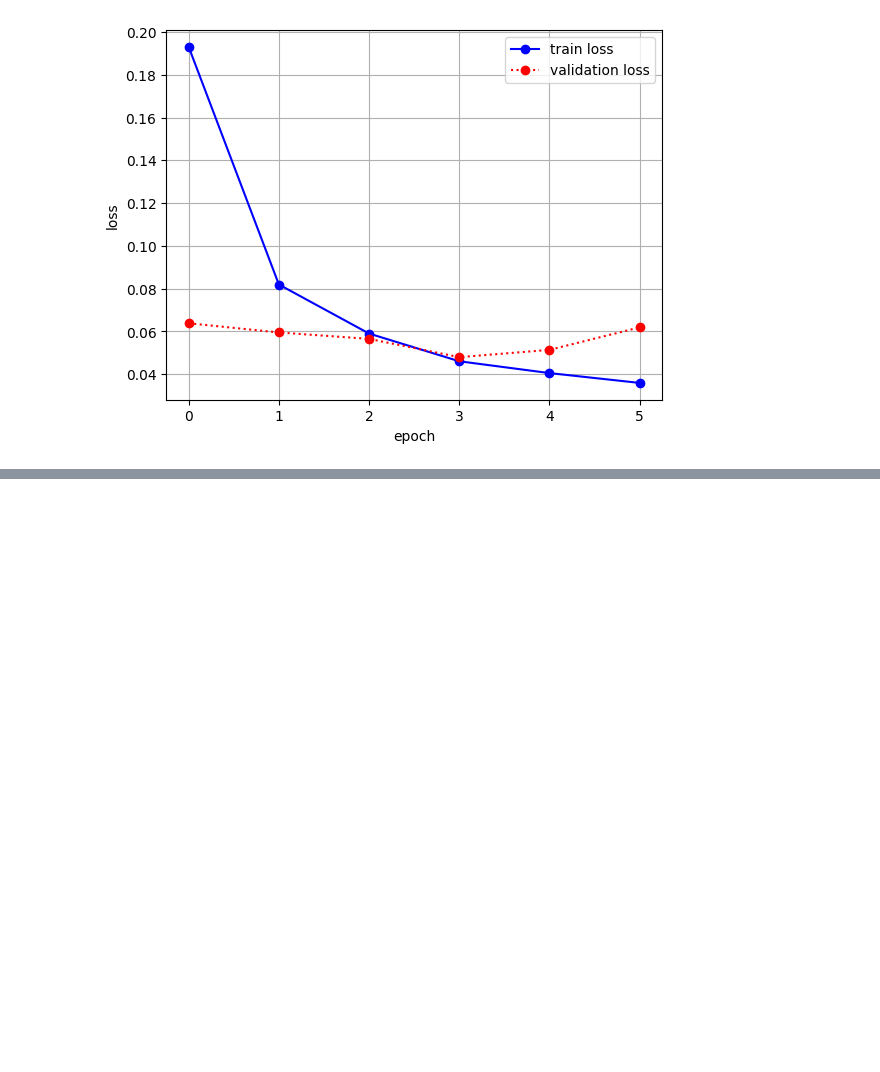
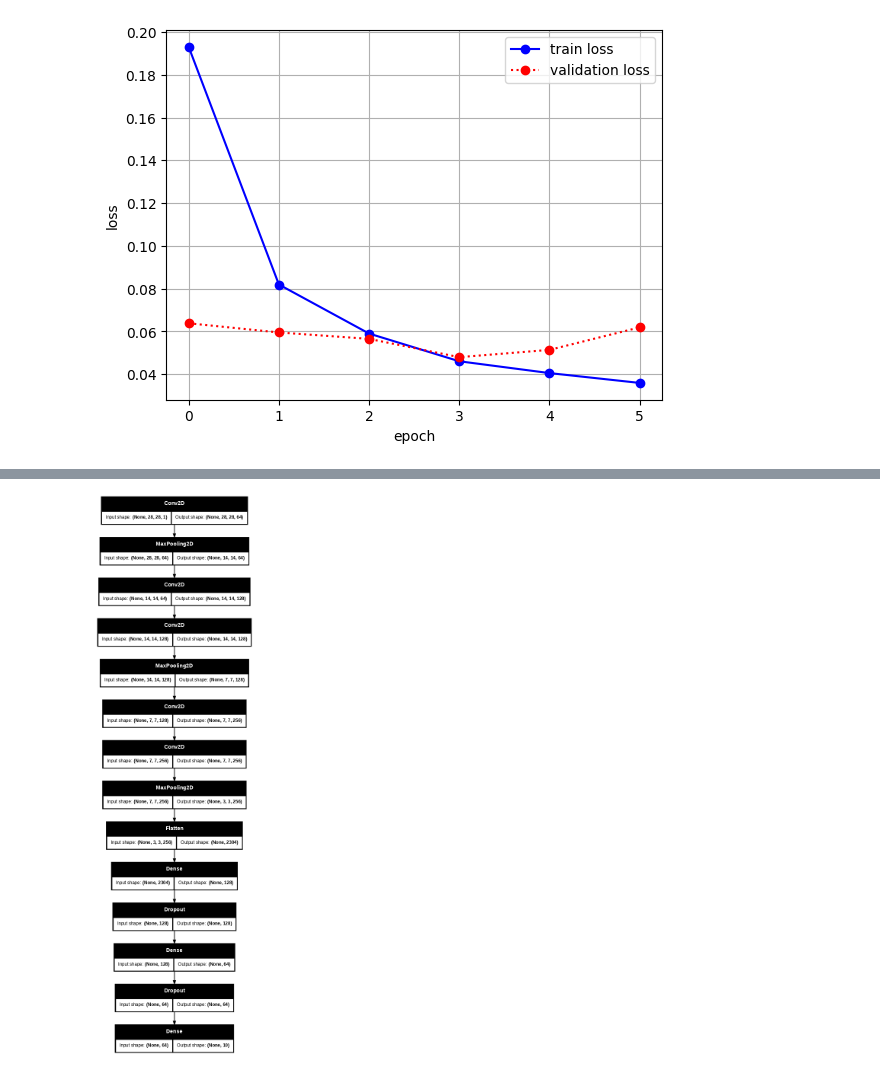
Before and after one commit to JakeOh/202505_BD50, a Jupyter notebook: lab_da/ml19_cnn_exercise.ipynb, the cells around one changed output, grey strips where cells are left out. Saved outputs shown, nothing was run; the diff lists cells and outputs as text; code cells hidden in the pictures; blank space fills up the shorter version.

```diff
--- a/lab_da/ml19_cnn_exercise.ipynb
+++ b/lab_da/ml19_cnn_exercise.ipynb
@@ -225,0 +269,3 @@ plot_train_val_loss(result)
+# %%
+(x_train_full, y_train_full), (x_test, y_test) = \
+        keras.datasets.fashion_mnist.load_data()
@@ -225,0 +300,26 @@ plot_train_val_loss(result)
+# %%
+tf.random.set_seed(42)
+np.random.seed(42)
+
+cnn_2 = keras.Sequential(layers=[
+    keras.Input(shape=(28, 28, 1)),
+    keras.layers.Conv2D(filters=64, kernel_size=7, padding='same',
+                        activation='relu', kernel_initializer='he_normal'),
+    keras.layers.MaxPool2D(),
+    keras.layers.Conv2D(filters=128, kernel_size=3, padding='same',
+                        activation='relu', kernel_initializer='he_normal'),
+    keras.layers.Conv2D(filters=128, kernel_size=3, padding='same',
+                        activation='relu', kernel_initializer='he_normal'),
+    keras.layers.MaxPool2D(),
+    keras.layers.Conv2D(filters=256, kernel_size=3, padding='same',
+                        activation='relu', kernel_initializer='he_normal'),
+    keras.layers.Conv2D(filters=256, kernel_size=3, padding='same',
+                        activation='relu', kernel_initializer='he_normal'),
+    keras.layers.MaxPool2D(),
+    keras.layers.Flatten(),
+    keras.layers.Dense(units=128, activation='relu', kernel_initializer='he_normal'),
+    keras.layers.Dropout(0.5),
+    keras.layers.Dense(units=64, activation='relu', kernel_initializer='he_normal'),
+    keras.layers.Dropout(0.5),
+    keras.layers.Dense(units=10, activation='softmax')
+])
@@ -225,0 +350,4 @@ plot_train_val_loss(result)
+# %%
+keras.utils.plot_model(cnn_2, show_shapes=True, dpi=64)
+# %% [output]
+[figure, added]
```
Also changed, not shown: parts of 21 cells of this notebook.
